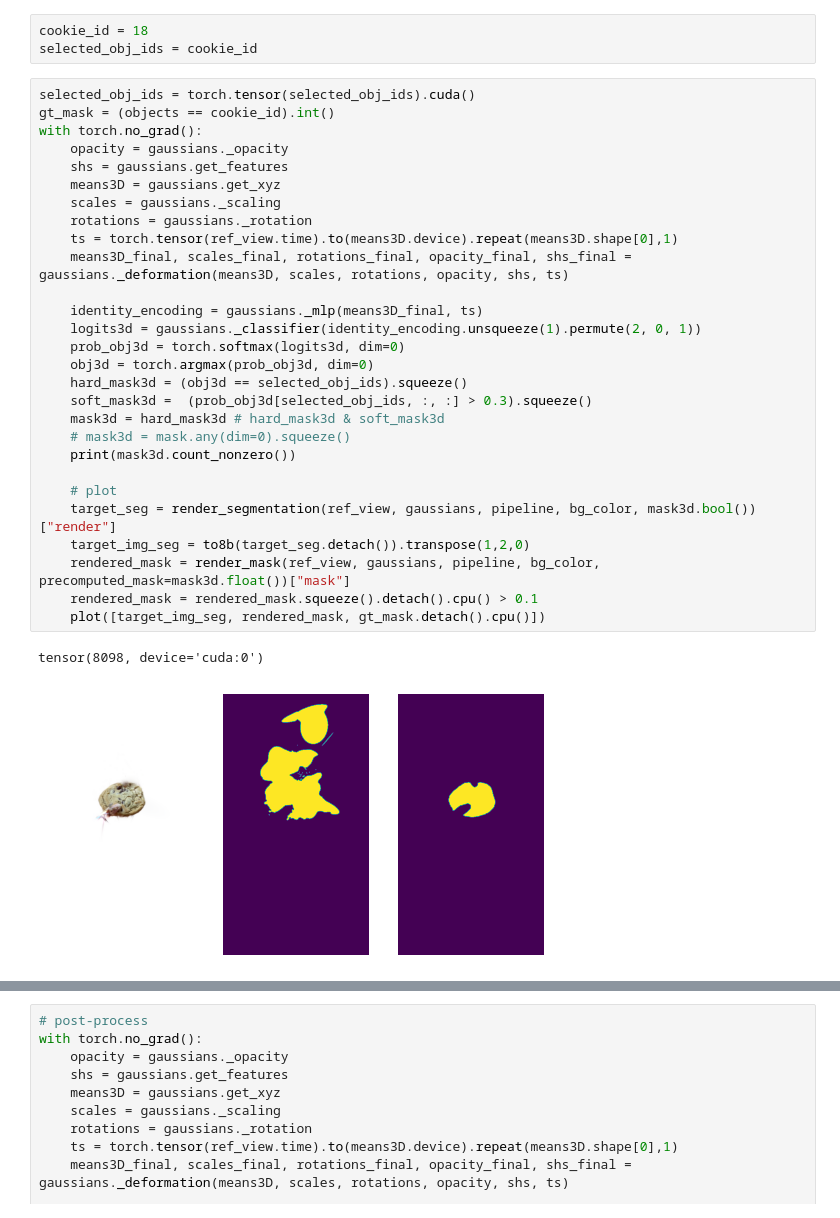
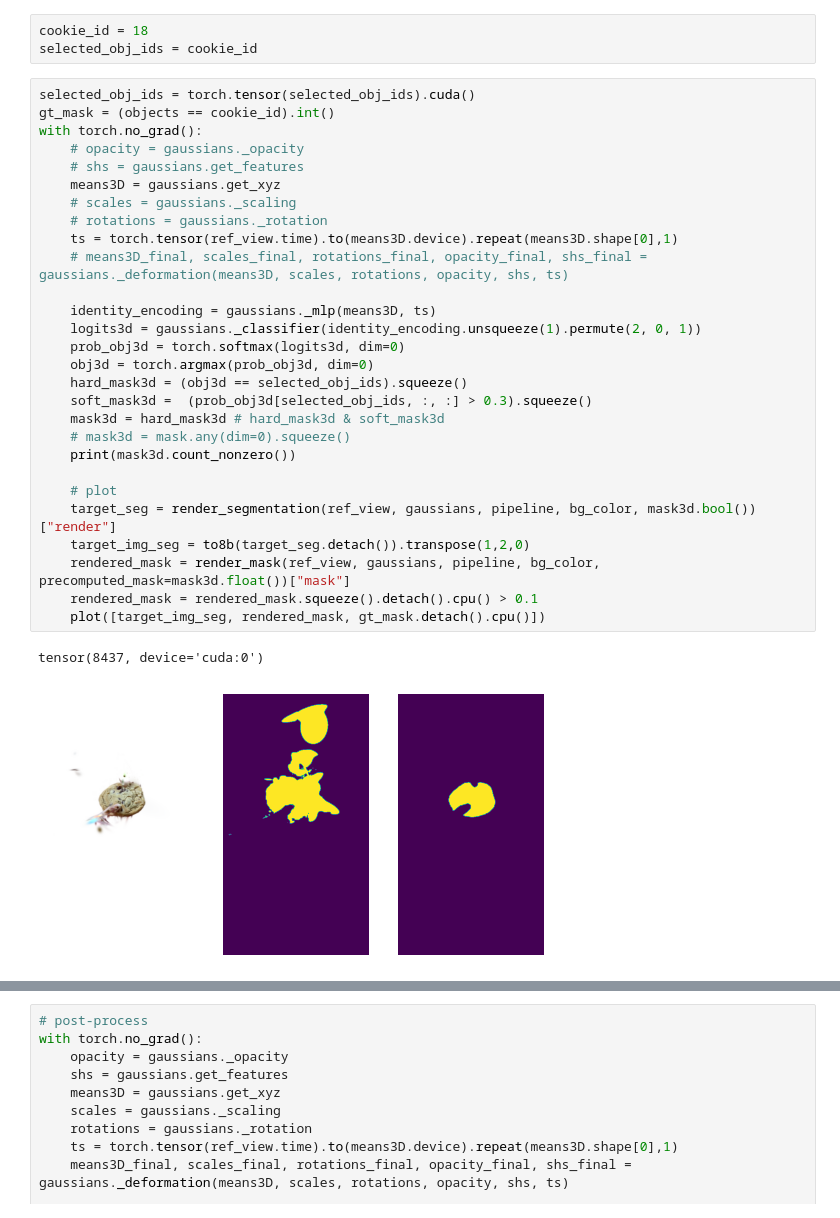
Before and after one commit to guanjunwu/sa4d, a Jupyter notebook: ie_cookie.ipynb, the cells around one changed output, grey strips where cells are left out. Cells and saved outputs as stored; diff of their text form.

```diff
--- a/ie_cookie.ipynb
+++ b/ie_cookie.ipynb
@@ -152,34 +152,34 @@ selected_obj_ids = cookie_id
 # %%
 selected_obj_ids = torch.tensor(selected_obj_ids).cuda()
 gt_mask = (objects == cookie_id).int()
 with torch.no_grad():
-    opacity = gaussians._opacity
-    shs = gaussians.get_features
+    # opacity = gaussians._opacity
+    # shs = gaussians.get_features
     means3D = gaussians.get_xyz
-    scales = gaussians._scaling
-    rotations = gaussians._rotation
+    # scales = gaussians._scaling
+    # rotations = gaussians._rotation
     ts = torch.tensor(ref_view.time).to(means3D.device).repeat(means3D.shape[0],1)
-    means3D_final, scales_final, rotations_final, opacity_final, shs_final = gaussians._deformation(means3D, scales, rotations, opacity, shs, ts)
+    # means3D_final, scales_final, rotations_final, opacity_final, shs_final = gaussians._deformation(means3D, scales, rotations, opacity, shs, ts)
 
-    identity_encoding = gaussians._mlp(means3D_final, ts)
+    identity_encoding = gaussians._mlp(means3D, ts)
     logits3d = gaussians._classifier(identity_encoding.unsqueeze(1).permute(2, 0, 1))
     prob_obj3d = torch.softmax(logits3d, dim=0)
     obj3d = torch.argmax(prob_obj3d, dim=0)
     hard_mask3d = (obj3d == selected_obj_ids).squeeze()
     soft_mask3d =  (prob_obj3d[selected_obj_ids, :, :] > 0.3).squeeze()
     mask3d = hard_mask3d # hard_mask3d & soft_mask3d
     # mask3d = mask.any(dim=0).squeeze()
     print(mask3d.count_nonzero())
 
     # plot
     target_seg = render_segmentation(ref_view, gaussians, pipeline, bg_color, mask3d.bool())["render"]
     target_img_seg = to8b(target_seg.detach()).transpose(1,2,0)
     rendered_mask = render_mask(ref_view, gaussians, pipeline, bg_color, precomputed_mask=mask3d.float())["mask"]
     rendered_mask = rendered_mask.squeeze().detach().cpu() > 0.1
     plot([target_img_seg, rendered_mask, gt_mask.detach().cpu()])
 # %% [output]
-tensor(8098, device='cuda:0')
+tensor(8437, device='cuda:0')
-[figure, old version]
+[figure, new version]
 # %%
 from utils.segment_utils import *
 
```
Also changed, not shown: parts of 4 cells of this notebook, 3 other files.
